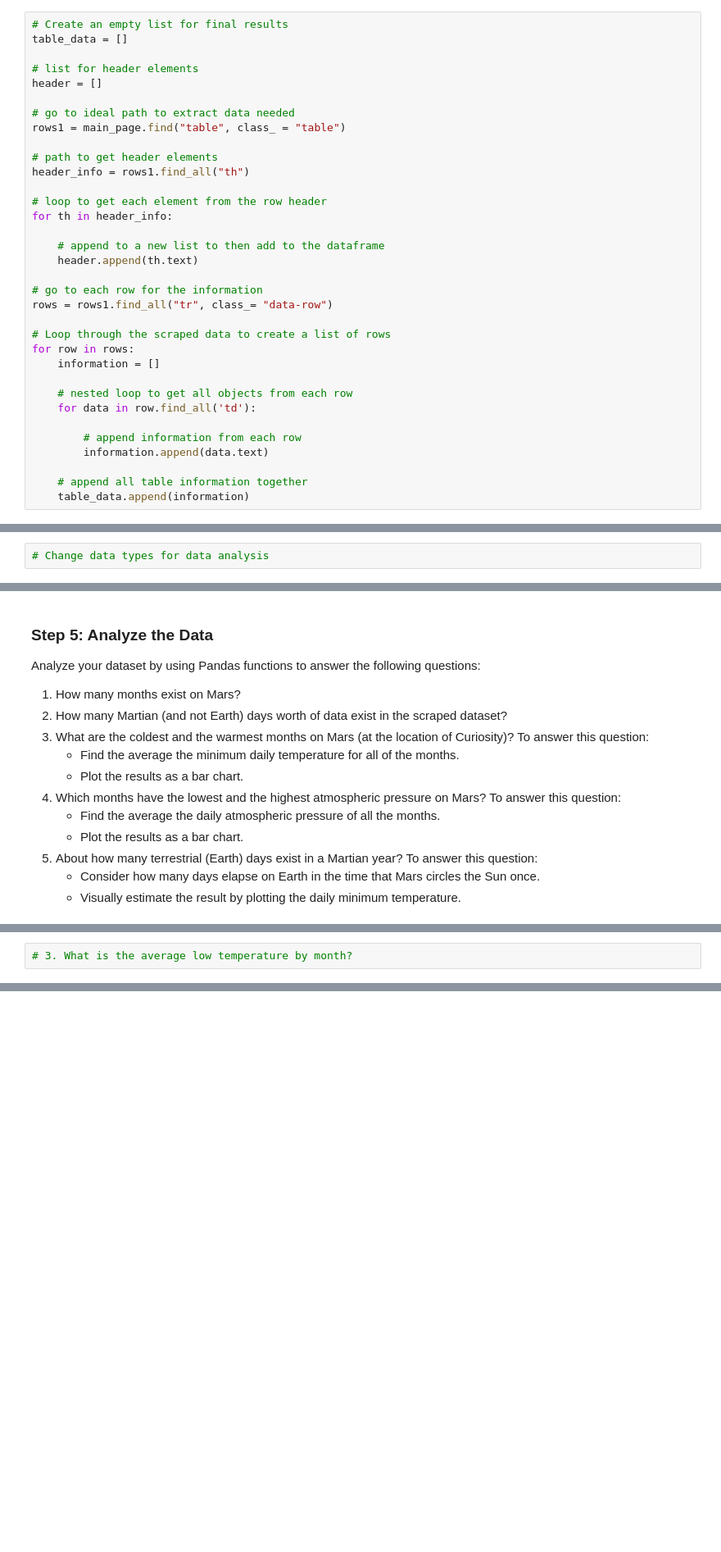
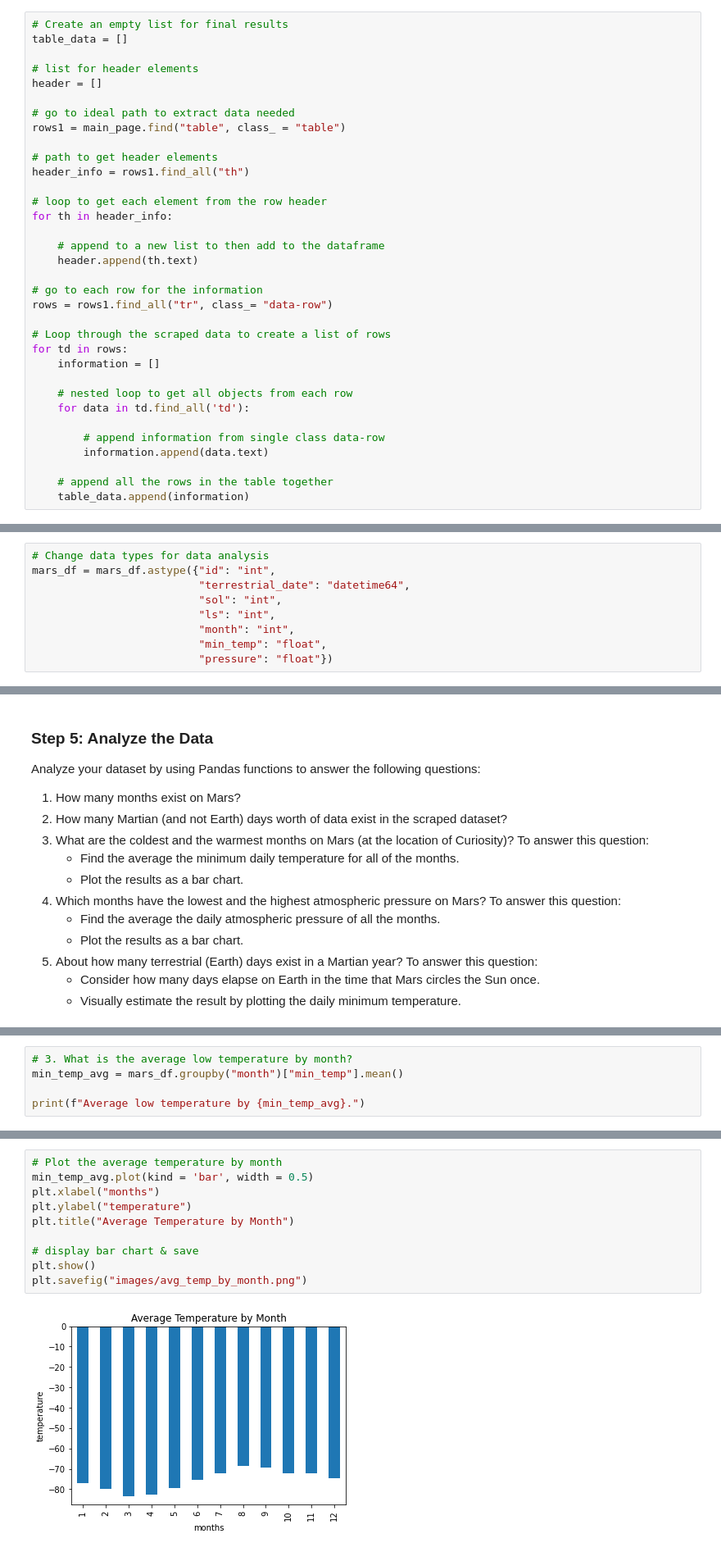
Before and after one commit to candidamg/html-mars-challenge, a Jupyter notebook: part_2_mars_weather.ipynb, the cells around one changed output, grey strips where cells are left out. Shown at 82% size. Drawn from its saved outputs; the diff is of its cells as text; blank space fills up the shorter version.

```diff
--- a/part_2_mars_weather.ipynb
+++ b/part_2_mars_weather.ipynb
@@ -75,16 +75,16 @@ for th in header_info:
 rows = rows1.find_all("tr", class_= "data-row")
 
 # Loop through the scraped data to create a list of rows
-for row in rows:
+for td in rows:
     information = []
 
     # nested loop to get all objects from each row
-    for data in row.find_all('td'):
+    for data in td.find_all('td'):
 
-        # append information from each row
+        # append information from single class data-row
         information.append(data.text)
 
-    # append all table information together
+    # append all the rows in the table together
     table_data.append(information)
 # %%
 # Create a Pandas DataFrame by using the list of rows and a list of the column names
@@ -119,3 +119,10 @@ pressure            object
 dtype: object
 # %%
 # Change data types for data analysis
+mars_df = mars_df.astype({"id": "int",
+                          "terrestrial_date": "datetime64",
+                          "sol": "int",
+                          "ls": "int",
+                          "month": "int",
+                          "min_temp": "float",
+                          "pressure": "float"})
@@ -144,2 +182,5 @@ Analyze your dataset by using Pandas functions to answer the following questions
 # %%
 # 3. What is the average low temperature by month?
+min_temp_avg = mars_df.groupby("month")["min_temp"].mean()
+
+print(f"Average low temperature by {min_temp_avg}.")
@@ -149,0 +202,12 @@ Analyze your dataset by using Pandas functions to answer the following questions
+# %%
+# Plot the average temperature by month
+min_temp_avg.plot(kind = 'bar', width = 0.5)
+plt.xlabel("months")
+plt.ylabel("temperature")
+plt.title("Average Temperature by Month")
+
+# display bar chart & save
+plt.show()
+plt.savefig("images/avg_temp_by_month.png")
+# %% [output]
+[figure, added]
```
Also changed, not shown: parts of 15 cells of this notebook.
